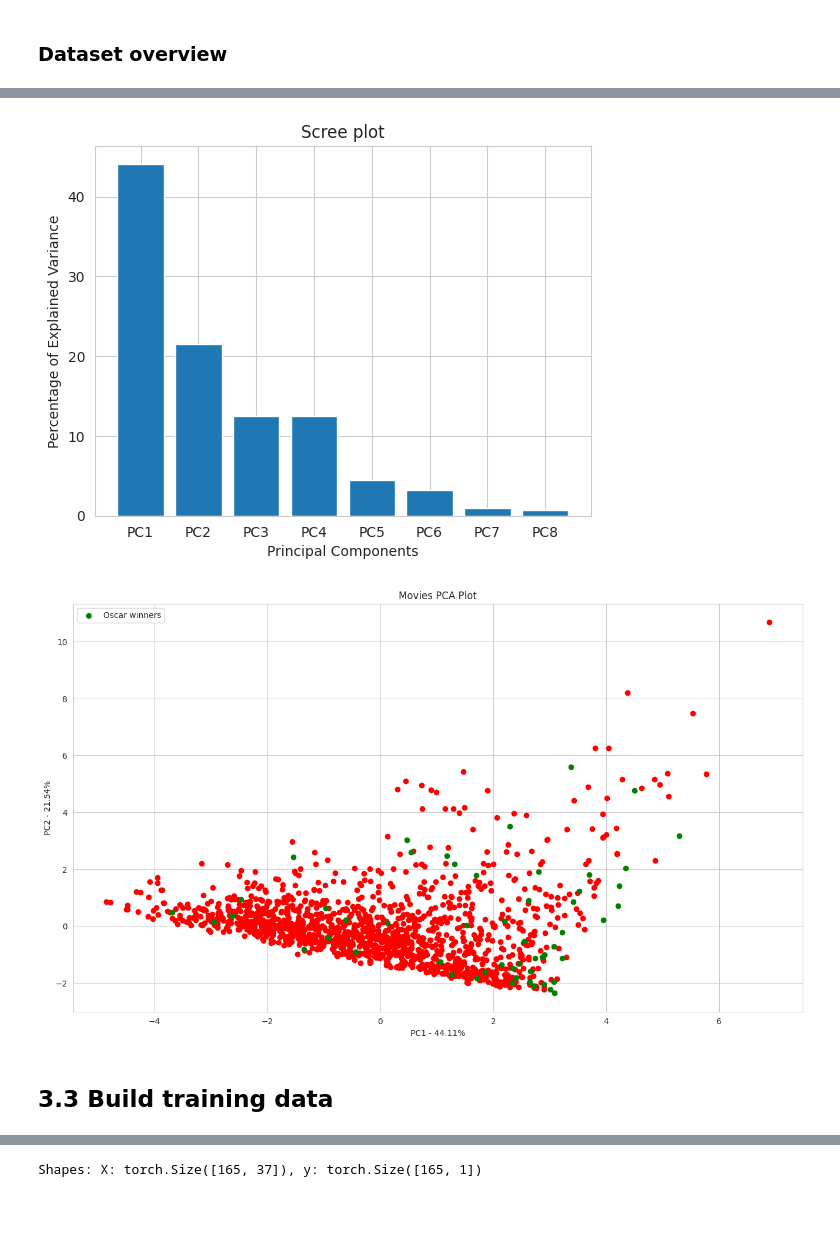
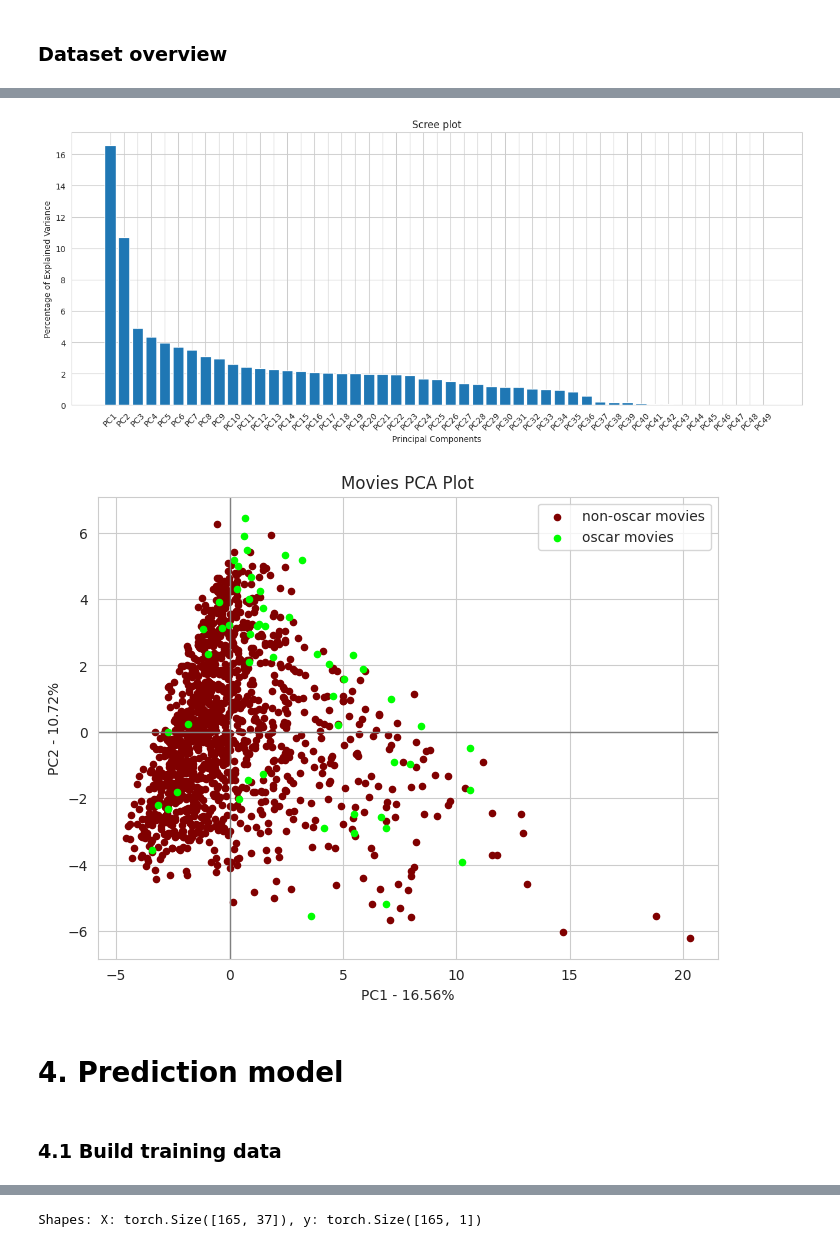
Before and after one commit to AAleksandros/HUA-DIT-Data-mining-project, a Jupyter notebook: data_mining.ipynb, the cells around one changed output, grey strips where cells are left out. Drawn from its saved outputs; the diff is of its cells as text; code cells hidden in the pictures; blank space fills up the shorter version.

```diff
--- a/data_mining.ipynb
+++ b/data_mining.ipynb
@@ -179,8 +179,3 @@ df.head()
 | 2 | 30 Days of Night | 2007 | adaptation | 50 | 53 | 52 | ... |
 | 3 | Across the Universe | 2007 | original screenplay | 54 | 56 | 55 | ... |
 | 4 | Alien vs. Predator - Requiem | 2007 | sequel | 14 | 29 | 22 | ... |
-# %%
-#Remove decimal points and percent symbols from numerical strings
-
-df[['Worldwide Gross', 'Foreign Gross ($million)']] = df[['Worldwide Gross', 'Foreign Gross ($million)']].replace(',','', regex=True)
-df = df.replace('%','', regex=True)
@@ -358,5 +417,3 @@ df['Oscar Winners'] = df["Oscar Winners"].notnull().astype("int")
-# %%
-df = df.drop(['Distributor', 'IMDb Rating', 'IMDB vs RT disparity', 'Opening Weekend', 'Domestic Gross', 'Foreign Gross', 'Worldwide Gross', 'Year', 'Release Date (US)', 'Oscar Detail', 'Rotten Tomatoes vs Metacritic  deviance', 'Audience vs Critics deviance ', 'Worldwide Gross ($million)', ' of Gross earned abroad', 'Average audience ', 'Average critics ', ' Budget recovered', ' Budget recovered opening weekend'], axis=1)
 # %% [markdown]
 ### Dataset overview
 # %%
@@ -387,6 +442,6 @@ df.head().T
 # %%
-# remove film names column
-df = df.drop(['Film'], axis=1)
+# remove non relevant columns
+df = df.drop(['Film', 'Year','Distributor', 'IMDb Rating', 'IMDB vs RT disparity', 'Release Date (US)','Oscar Detail'], axis=1)
 # %%
 # Reset background style
 sns.set_style('whitegrid')
@@ -408,10 +463,12 @@ plt.show()
 # %%
 # TODO: include movie name in dataframe and scatterplot (just for oscar winners maybe?)
 
-df_reduced = df.drop(['st_prequel', 'st_documentary', 'st_original screenplay', 'st_sequel',
-       'st_based on a true story', 'st_remake', 'st_adaptation', 'gen_sports',
-       'gen_fantasy', 'gen_animation', 'gen_war', 'gen_thriller', 'gen_period',
-       'gen_family', 'gen_action', 'gen_biography', 'gen_mystery',
-       'gen_romance', 'gen_sci-fi', 'gen_documentary', 'gen_crime',
-       'gen_adventure', 'gen_horror', 'gen_western', 'gen_drama', 'gen_comedy',
-       'gen_history', 'gen_musical', 'st_reboot'], axis=1)
+# df_reduced = df.drop(['st_prequel', 'st_documentary', 'st_original screenplay', 'st_sequel',
+#        'st_based on a true story', 'st_remake', 'st_adaptation', 'gen_sports',
+#        'gen_fantasy', 'gen_animation', 'gen_war', 'gen_thriller', 'gen_period',
+#        'gen_family', 'gen_action', 'gen_biography', 'gen_mystery',
+#        'gen_romance', 'gen_sci-fi', 'gen_documentary', 'gen_crime',
+#        'gen_adventure', 'gen_horror', 'gen_western', 'gen_drama', 'gen_comedy',
+#        'gen_history', 'gen_musical', 'st_reboot'], axis=1)
+
+df_reduced = df
@@ -418,48 +477,51 @@ df_reduced = df.drop(['st_prequel', 'st_documentary', 'st_original screenplay',
 # %%
 x = df_reduced.drop(['Oscar Winners'], axis=1).values
 y = df_reduced['Oscar Winners'].values
 
 x = StandardScaler().fit_transform(x)
 
 pca = PCA() #n_components=2
 principal_components = pca.fit_transform(x)
 
 per_var = np.round(pca.explained_variance_ratio_ * 100, decimals=2)
 labels = [f'PC{x}' for x in range(1, len(per_var)+1)]
 
 principal_df = pd.DataFrame(data = principal_components, columns = labels)
 
 final_df = pd.concat([principal_df, df[['Oscar Winners']]], axis = 1)
 
+plt.figure(figsize=(16,6))
+plt.xticks(rotation=45)
 plt.bar(x=range(1, len(per_var)+1), height=per_var, tick_label=labels)
 plt.ylabel('Percentage of Explained Variance')
 plt.xlabel('Principal Components')
 plt.title('Scree plot')
-
 plt.show()
 # %% [output]
-[figure, old version]
+[figure, new version]
 # %%
+# TODO Use movie names only for oscar winners (TEST)
 df_oscars = final_df[final_df['Oscar Winners'] == 1]
 df_no_oscars = final_df[final_df['Oscar Winners'] == 0]
 
-plt.figure(figsize=(16, 9))
-plt.scatter(df_no_oscars['PC1'], df_no_oscars['PC2'], c='red')
-plt.scatter(df_oscars['PC1'], df_oscars['PC2'], c='green', label='Oscar winners')
-
-plt.legend()
+plt.figure(figsize=(8, 6))
+# plt.xlim(-8, 8)
+# plt.ylim(-3, 11)
+plt.axhline(color='grey', linewidth=1)
+plt.axvline(color='grey', linewidth=1)
+plt.scatter(df_no_oscars['PC1'], df_no_oscars['PC2'], c='maroon', label='non-oscar movies', s=20)
+plt.scatter(df_oscars['PC1'], df_oscars['PC2'], c='lime', label='oscar movies', s=20)
 plt.title('Movies PCA Plot')
 plt.xlabel(f'PC1 - {per_var[0]}%')
 plt.ylabel(f'PC2 - {per_var[1]}%')
-
-# TODO Use movie names only for oscar winners (TEST)
-
-# for sample in pca_df.index:
-#     plt.annotate(sample, (pca_df.PC1.loc[sample], pca_df.PC2.loc[sample]))
-
+# ax = plt.gca()
+# ax.set_facecolor('steelblue')
+plt.legend()
 plt.show()
 # %% [output]
-[figure, old version]
+[figure, new version]
+# %% [markdown]
+# 4. Prediction model
 # %% [markdown]
-## 3.3 Build training data
+### 4.1 Build training data
 # %% [markdown]
```
Also changed, not shown: parts of 35 cells of this notebook.
